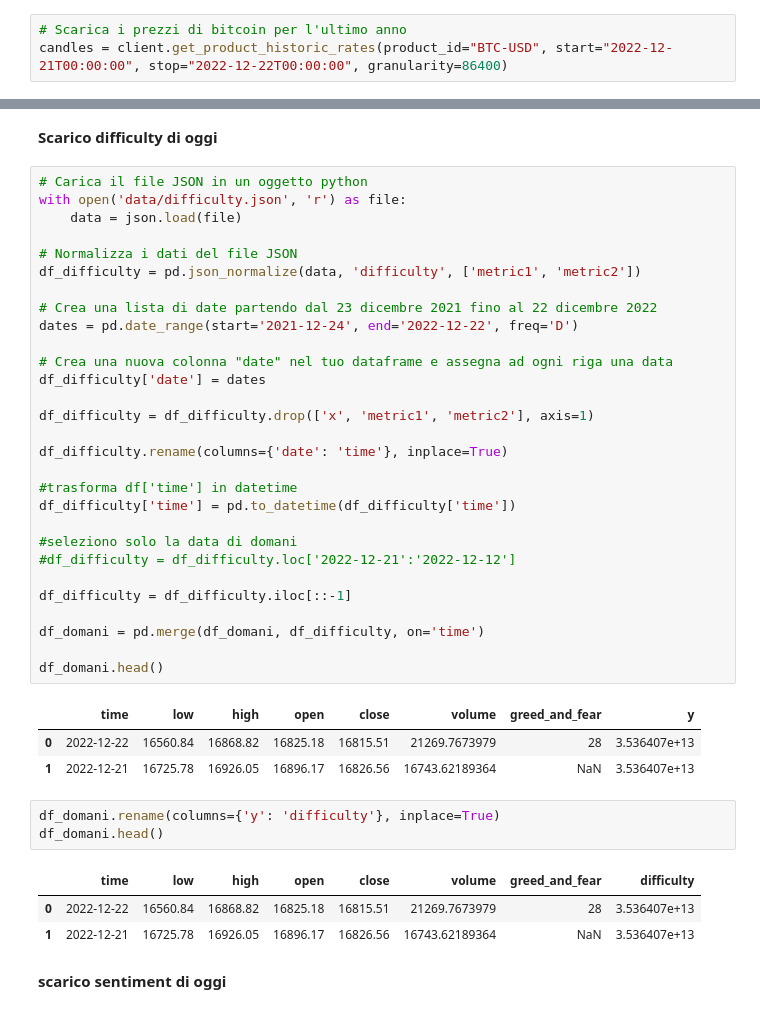
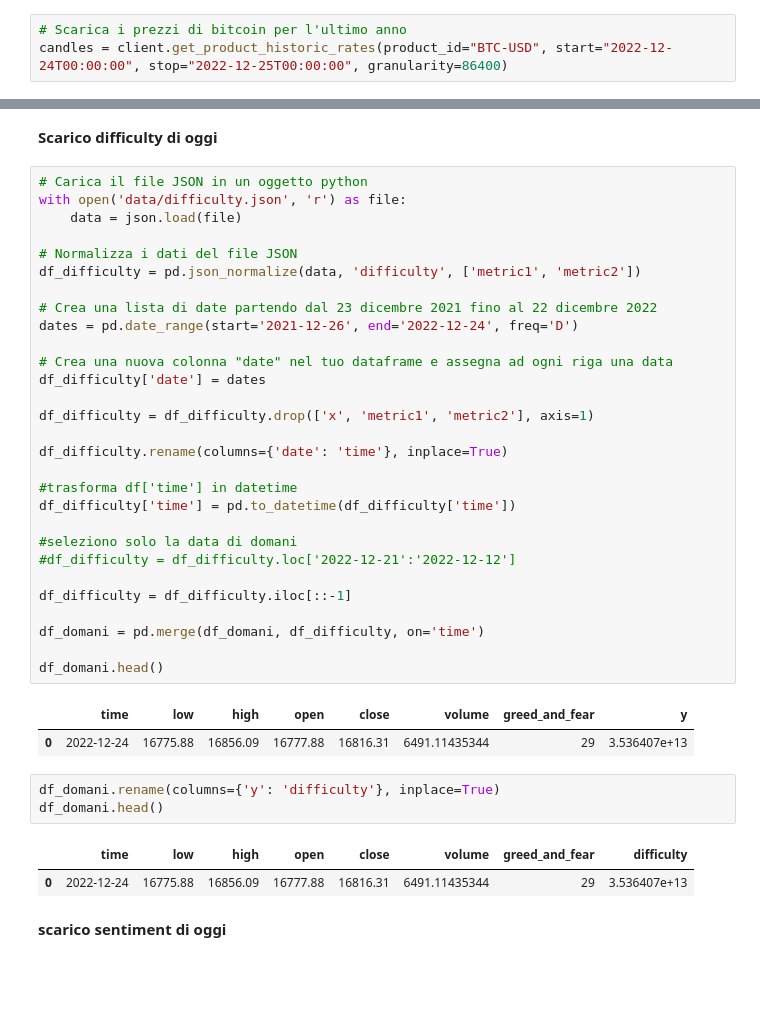
Before and after one commit to gianmarco-tucceri-cimini/forecasting-btc, a Jupyter notebook: 10.randomforest.ipynb, the cells around one changed output, grey strips where cells are left out. Cells and saved outputs as stored; diff of their text form; blank space fills up the shorter version.

```diff
--- a/10.randomforest.ipynb
+++ b/10.randomforest.ipynb
@@ -66,7 +73,7 @@ print(previsione)
 **Scarico prezzi bitcoin di oggi**
 # %%
 # Scarica i prezzi di bitcoin per l'ultimo anno
-candles = client.get_product_historic_rates(product_id="BTC-USD", start="2022-12-21T00:00:00", stop="2022-12-22T00:00:00", granularity=86400)
+candles = client.get_product_historic_rates(product_id="BTC-USD", start="2022-12-24T00:00:00", stop="2022-12-25T00:00:00", granularity=86400)
 # %%
 df_domani = pd.DataFrame(candles)
 print(df_domani.shape)
@@ -120,43 +125,41 @@ df_domani.head(20)
 # %%
 # Carica il file JSON in un oggetto python
 with open('data/difficulty.json', 'r') as file:
     data = json.load(file)
 
 # Normalizza i dati del file JSON
 df_difficulty = pd.json_normalize(data, 'difficulty', ['metric1', 'metric2'])
 
 # Crea una lista di date partendo dal 23 dicembre 2021 fino al 22 dicembre 2022
-dates = pd.date_range(start='2021-12-24', end='2022-12-22', freq='D')
+dates = pd.date_range(start='2021-12-26', end='2022-12-24', freq='D')
 
 # Crea una nuova colonna "date" nel tuo dataframe e assegna ad ogni riga una data
 df_difficulty['date'] = dates
 
 df_difficulty = df_difficulty.drop(['x', 'metric1', 'metric2'], axis=1)
 
 df_difficulty.rename(columns={'date': 'time'}, inplace=True)
 
 #trasforma df['time'] in datetime
 df_difficulty['time'] = pd.to_datetime(df_difficulty['time'])
 
 #seleziono solo la data di domani
 #df_difficulty = df_difficulty.loc['2022-12-21':'2022-12-12']
 
 df_difficulty = df_difficulty.iloc[::-1]
 
 df_domani = pd.merge(df_domani, df_difficulty, on='time')
 
 df_domani.head()
 # %% [output]
 |  | time | low | high | open | close | volume | greed_and_fear | y |
-| 0 | 2022-12-22 | 16560.84 | 16868.82 | 16825.18 | 16815.51 | 21269.7673979 | 28 | 3.536407e+13 |
-| 1 | 2022-12-21 | 16725.78 | 16926.05 | 16896.17 | 16826.56 | 16743.62189364 | NaN | 3.536407e+13 |
+| 0 | 2022-12-24 | 16775.88 | 16856.09 | 16777.88 | 16816.31 | 6491.11435344 | 29 | 3.536407e+13 |
 # %%
 df_domani.rename(columns={'y': 'difficulty'}, inplace=True)
 df_domani.head()
 # %% [output]
 |  | time | low | high | open | close | volume | greed_and_fear | difficulty |
-| 0 | 2022-12-22 | 16560.84 | 16868.82 | 16825.18 | 16815.51 | 21269.7673979 | 28 | 3.536407e+13 |
-| 1 | 2022-12-21 | 16725.78 | 16926.05 | 16896.17 | 16826.56 | 16743.62189364 | NaN | 3.536407e+13 |
+| 0 | 2022-12-24 | 16775.88 | 16856.09 | 16777.88 | 16816.31 | 6491.11435344 | 29 | 3.536407e+13 |
 # %% [markdown]
 **scarico sentiment di oggi**
 # %%
```
Also changed, not shown: parts of 17 cells of this notebook.
